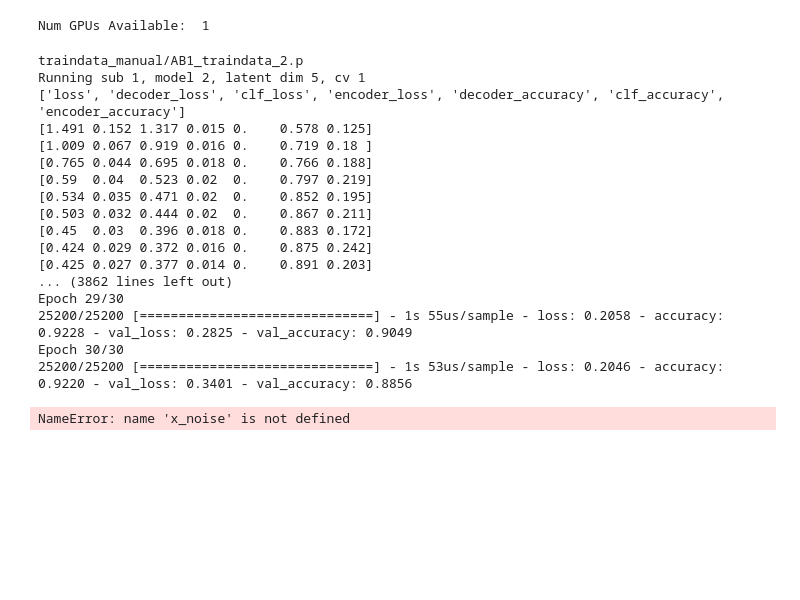
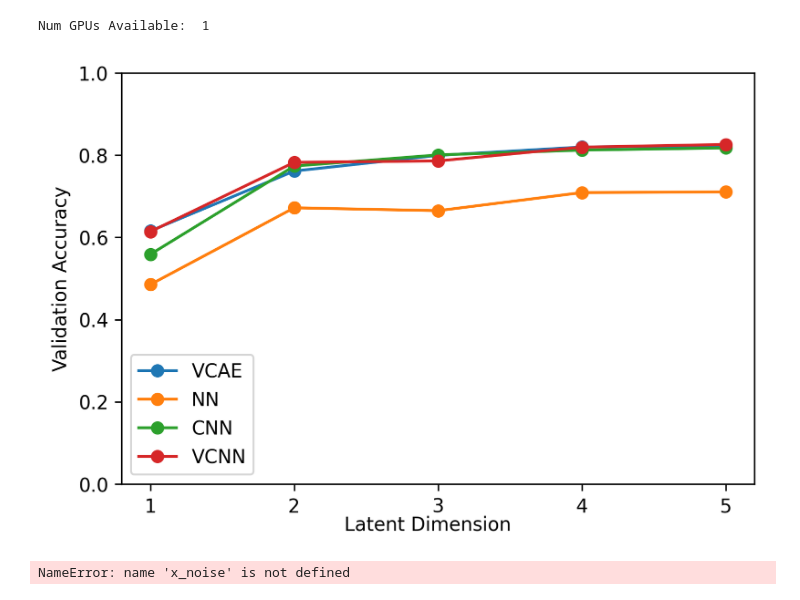
Before and after one commit to yuniteh/latent_rep, a Jupyter notebook: python/loop_main.ipynb, the cells around one changed output. Cells and saved outputs as stored; diff of their text form; code cells hidden in the pictures; blank space fills up the shorter version.

Commit message:
new plot_utils.py script, plot_latent_dim working

```diff
--- a/python/loop_main.ipynb
+++ b/python/loop_main.ipynb
@@ -15,45 +17,28 @@ plt.rcParams['figure.dpi'] = 300
 # %% [output]
 Num GPUs Available:  1
 # %%
-sub_type = 'TR'
+sub_type = 'AB'
 with open('train_data_raw_'  + sub_type + '.p', 'rb') as f:
     raw, params,feat,feat_sq = pickle.load(f)
 # %%
-lat_acc = np.full([14,6],np.nan)
-lat_val = np.full([14,6],np.nan)
+# Loop through training
+all_acc = np.full([np.max(params[:,0]),10,4,6],np.nan)
+all_val = np.full([np.max(params[:,0]),10,4,6],np.nan)
 i = 0
-train_dict = {'sub_type':sub_type,'n_train':'fullgaussflat4', 'load':False, 'train_scale':5, 'epochs': 30, 'batch_size' : 128, 'sparsity':True,'dt':'manual','feat_type':'feat','noise':True, 'latent_dim':4,'mod':['svae'],'gens':50, 'mod_dt':'1012','train_grp':1}
+train_dict = {'sub_type':sub_type,'n_train':'fullgaussflat4', 'load':False, 'train_scale':5, 'epochs': 30, 'batch_size' : 128, 'sparsity':True,'dt':'cv','feat_type':'feat','noise':True, 'latent_dim':4,'mod':['svae'],'gens':50, 'mod_dt':'1012','train_grp':2}
 train_sess = session.Session(**train_dict)
 
 # loop through subjects
-for sub_i in range(1,15):
-    for lat in range(5,6):
+for sub_i in range(1,2):#np.max(params[:,0])+1):
+    for lat in range(1,5):
         train_sess.latent_dim = lat
         train_out = train_sess.loop_cv(raw,params,sub=sub_i,mod='all')
-        # temp_acc, temp_val, file_name, x_noise, x_clean, y_train, scaler, gen_clf, dec_out = loop.loop_cv(raw, params, sub_type, n_train='fullgaussflat4', load=True, train_scale=5, epochs= 50, batch_size = 128, sparsity=True,dt='cv',feat_type='feat',noise=True, latent_dim=lat,sub=sub_i,mod = ['gen'],gens=50)
         for key,val in train_out.items():
             exec(key + '=val')
-        lat_acc[i,:] = np.nanmean(last_acc,axis=0)
-        lat_val[i,:] = np.nanmean(last_val,axis=0)
-        i += 1
-# %% [output]
-traindata_manual/AB1_traindata_2.p
-Running sub 1, model 2, latent dim 5, cv 1
-['loss', 'decoder_loss', 'clf_loss', 'encoder_loss', 'decoder_accuracy', 'clf_accuracy', 'encoder_accuracy']
-[1.491 0.152 1.317 0.015 0.    0.578 0.125]
-[1.009 0.067 0.919 0.016 0.    0.719 0.18 ]
-[0.765 0.044 0.695 0.018 0.    0.766 0.188]
-[0.59  0.04  0.523 0.02  0.    0.797 0.219]
-[0.534 0.035 0.471 0.02  0.    0.852 0.195]
-[0.503 0.032 0.444 0.02  0.    0.867 0.211]
-[0.45  0.03  0.396 0.018 0.    0.883 0.172]
-[0.424 0.029 0.372 0.016 0.    0.875 0.242]
-[0.425 0.027 0.377 0.014 0.    0.891 0.203]
-... (3862 lines left out)
-Epoch 29/30
-25200/25200 [==============================] - 1s 55us/sample - loss: 0.2058 - accuracy: 0.9228 - val_loss: 0.2825 - val_accuracy: 0.9049
-Epoch 30/30
-25200/25200 [==============================] - 1s 53us/sample - loss: 0.2046 - accuracy: 0.9220 - val_loss: 0.3401 - val_accuracy: 0.8856
+# %%
+all_acc, all_val = plot_utils.plot_latent_dim(params,train_sess)
+# %% [output]
+[figure, added]
 # %%
 # reduce dimensions of inputs
 sub = 1
```
Also changed, not shown: parts of 3 cells of this notebook, 2 other files.
